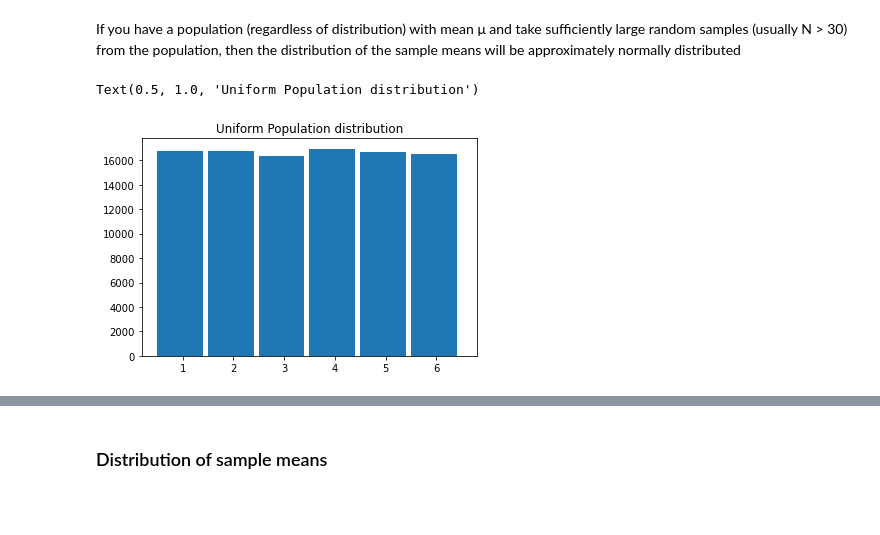
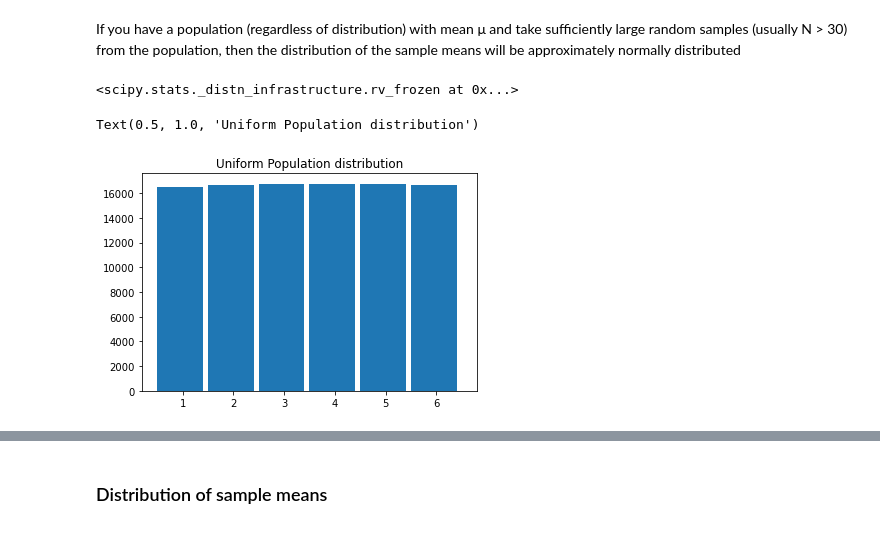
Before and after one commit to CodeupClassroom/innis-statistics, a Jupyter notebook: comparing_means.ipynb, the cells around one changed output, grey strips where cells are left out. Drawn from its saved outputs; the diff is of its cells as text; code cells hidden in the pictures.

```diff
--- a/comparing_means.ipynb
+++ b/comparing_means.ipynb
@@ -12,7 +13,11 @@ import matplotlib.pyplot as plt
 roll  = stats.randint(1, 7)
+# %%
+roll
+# %% [output]
+<scipy.stats._distn_infrastructure.rv_frozen at 0x...>
 # %%
-plt.hist(roll.rvs(100000), bins= [1,2,3,4,5,6,7], align = 'left', width = 0.9)
+plt.hist(roll.rvs(100_000), bins= [1,2,3,4,5,6,7], align = 'left', width = 0.9)
 plt.title('Uniform Population distribution')
 # %% [output]
 Text(0.5, 1.0, 'Uniform Population distribution')
-[figure, old version]
+[figure, new version]
```
Also changed, not shown: parts of 47 cells of this notebook, 1 other file.
